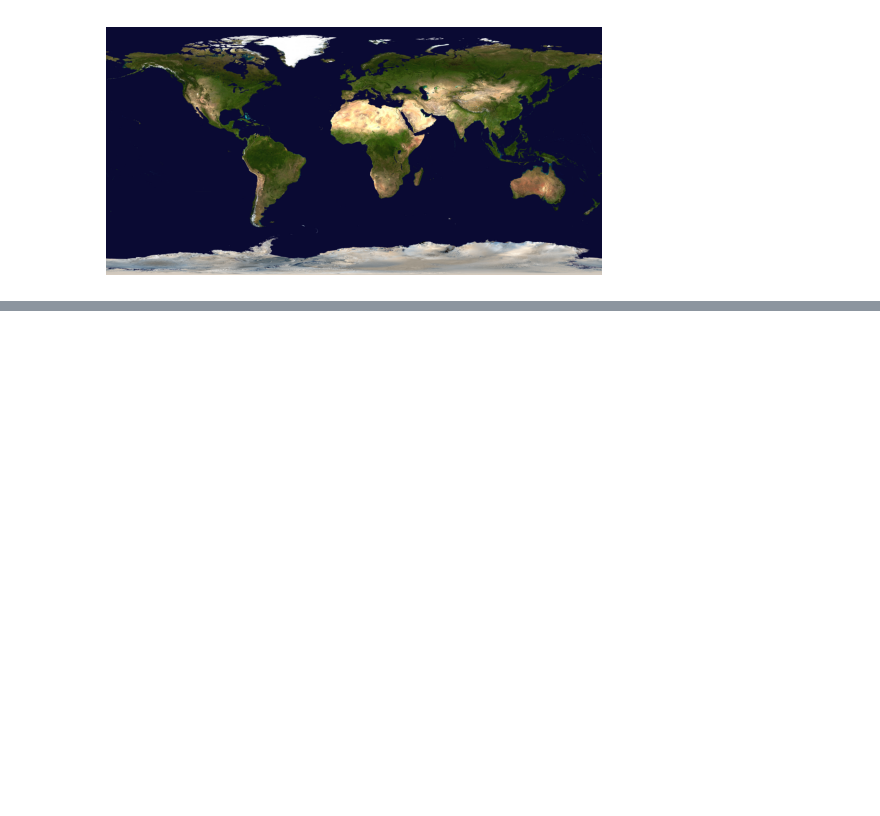
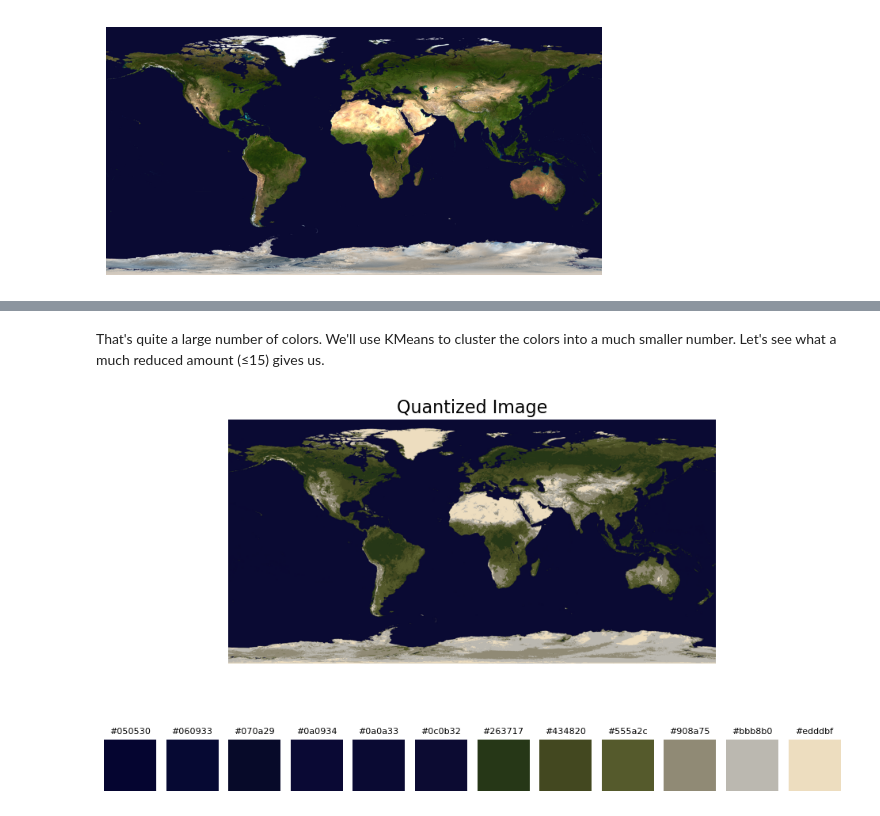
Before and after one commit to sralter/lego_world_map, a Jupyter notebook: lego_world_map.ipynb, the cells around one changed output, grey strips where cells are left out. Saved outputs shown, nothing was run; the diff lists cells and outputs as text; code cells hidden in the pictures; blank space fills up the shorter version.

Commit message:
quantize blue marble to get reduced colors for surface color

```diff
--- a/lego_world_map.ipynb
+++ b/lego_world_map.ipynb
@@ -43,0 +52,13 @@ https://earthexplorer.usgs.gov
+# %%
+# simple function to generate random integers
+
+def rand_gen(low=1,high=1e4):
+    '''
+    Generates a pseudo-random integer
+    consisting of up to four digits
+    '''
+    import numpy as np
+    rng=np.random.default_rng()
+    random_state=int(rng.integers(low=low,high=high))
+
+    return random_state
@@ -43,0 +70,4 @@ https://earthexplorer.usgs.gov
+# %%
+# save random seed for project
+with open('seed.txt', 'w') as file:
+    file.write(str(seed))
@@ -234,0 +297,49 @@ plt.show()
+# %% [markdown]
+That's quite a large number of colors. We'll use KMeans to cluster the colors into a much smaller number. Let's see what a much reduced amount (≤15) gives us.
+# %%
+n_colors = 12
+
+# load the image abd convert to RGB
+image = Image.open('figures/bluemarble-2048.png').convert("RGB")
+
+# apply quantization with Median Cut
+quantized_image = image.quantize(method=Image.MEDIANCUT, colors=n_colors).convert('RGB')
+
+# save and display the quantized image
+quantized_image.save('figures/bluemarble-2048_downsampled.png')
+# img = mpimg.imread('figures/bluemarble-2048_downsampled.png')
+# imgplot = plt.imshow(img)
+# plt.axis('off')
+# plt.show()
+
+## show the N colors as subplots with their hexnames as titles
+
+# get the unique colors from the quantized image
+unique_colors = np.unique(np.array(quantized_image).reshape(-1, 3), axis=0)
+
+# convert RGB to HEX
+hex_colors = ['#%02x%02x%02x' % tuple(color) for color in unique_colors]
+
+# create the figure and grid layout
+fig = plt.figure(figsize=(12, 8))
+gs = GridSpec(3, 1, height_ratios=[3, 1, 0.5], hspace=0.5)
+
+# main plot: quantized image
+ax_main = fig.add_subplot(gs[0, 0])
+ax_main.imshow(quantized_image)
+ax_main.axis('off')
+ax_main.set_title("Quantized Image", fontsize=16)
+
+# subplots: color swatches
+gs_swatch = GridSpecFromSubplotSpec(1, n_colors, subplot_spec=gs[1, 0], wspace=0.2)
+for i, (color, hex_color) in enumerate(zip(unique_colors, hex_colors)):
+    ax_swatch = fig.add_subplot(gs_swatch[0, i])
+    ax_swatch.imshow([[color / 255]])  # Normalize RGB to [0, 1]
+    ax_swatch.axis('off')
+    ax_swatch.set_title(hex_color, fontsize=8, pad=5)
+
+plt.savefig(f'figures/bluemarble-2048_downsampled_{n_colors}_example.png')
+
+plt.show()
+# %% [output]
+[figure, added]
```
Also changed, not shown: parts of 7 cells of this notebook, 3 other files.
